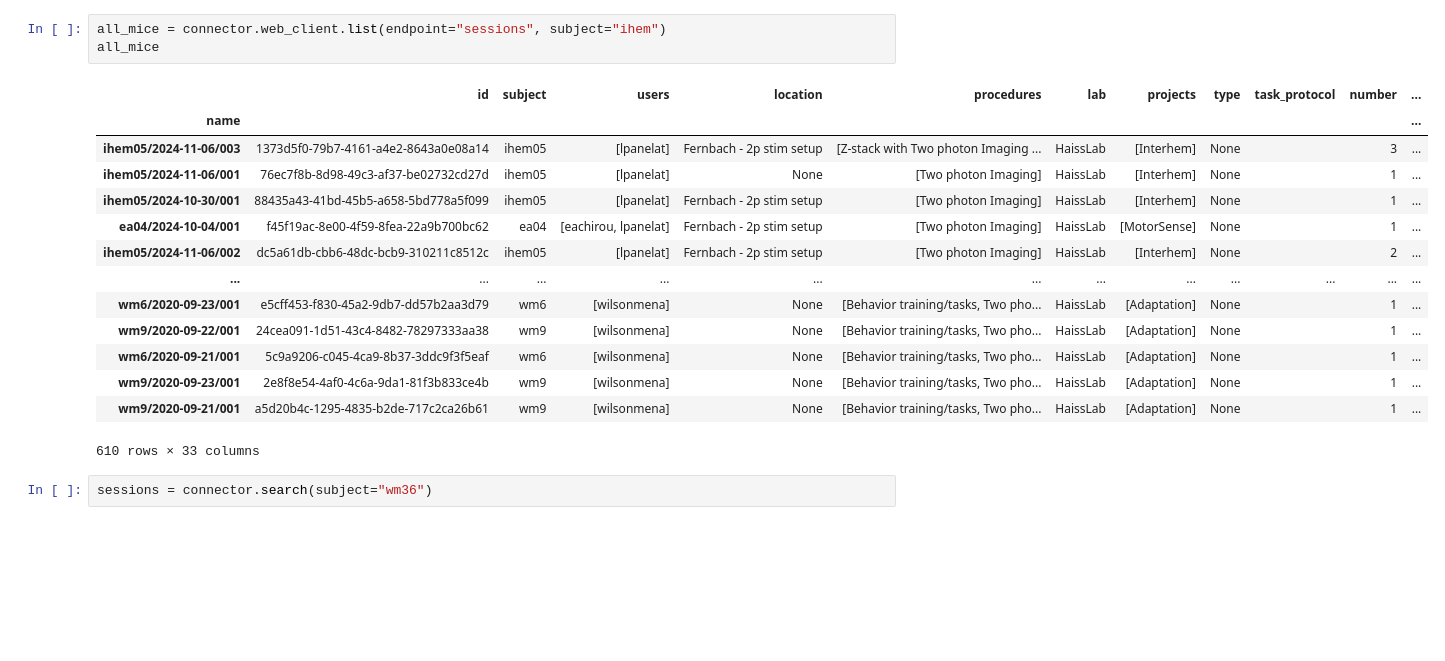
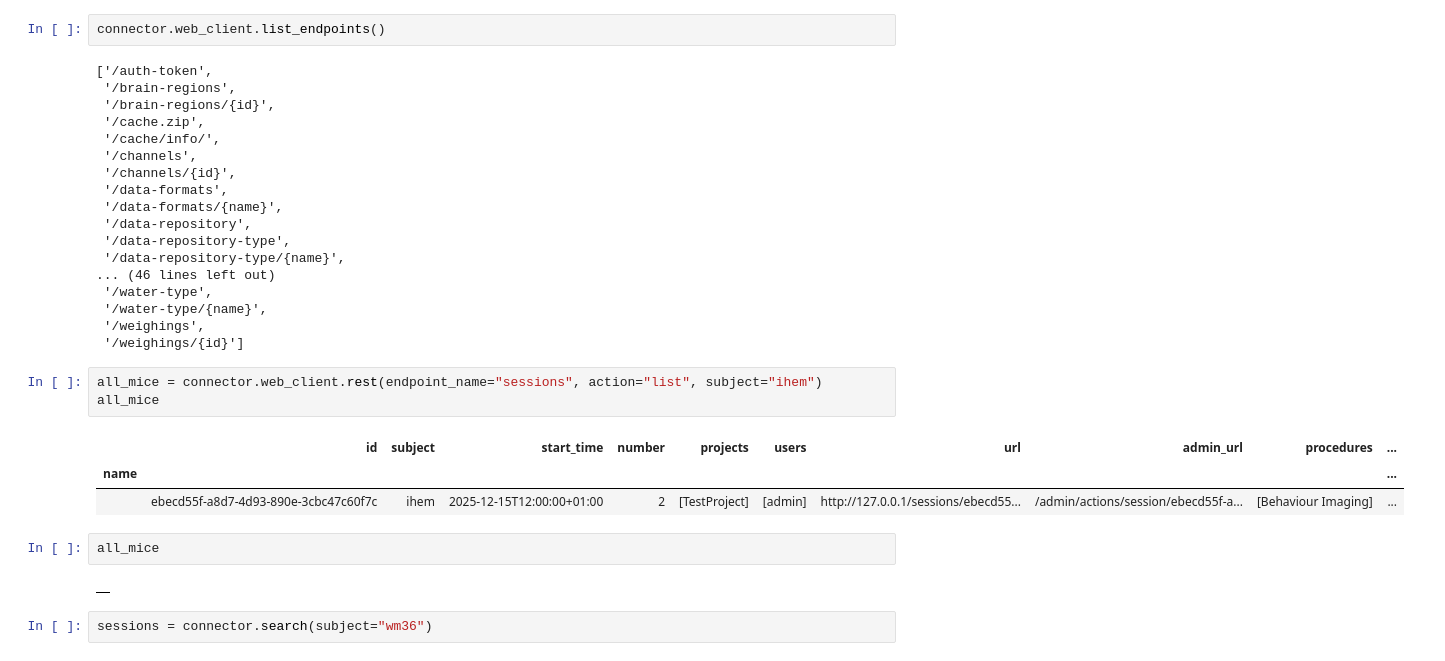
Before and after one commit to JostTim/alyx-local-connector, a Jupyter notebook: notebooks/2-searching_sessions.ipynb, the cells around one changed output. Cells and saved outputs as stored; diff of their text form; blank space fills up the shorter version.

```diff
--- a/notebooks/2-searching_sessions.ipynb
+++ b/notebooks/2-searching_sessions.ipynb
@@ -6,21 +4,34 @@ Error:
+# %%
+connector.web_client.list_endpoints()
+# %% [output]
+['/auth-token',
+ '/brain-regions',
+ '/brain-regions/{id}',
+ '/cache.zip',
+ '/cache/info/',
+ '/channels',
+ '/channels/{id}',
+ '/data-formats',
+ '/data-formats/{name}',
+ '/data-repository',
+ '/data-repository-type',
+ '/data-repository-type/{name}',
+... (46 lines left out)
+ '/water-type',
+ '/water-type/{name}',
+ '/weighings',
+ '/weighings/{id}']
 # %%
-all_mice = connector.web_client.list(endpoint="sessions", subject="ihem")
+all_mice = connector.web_client.rest(endpoint_name="sessions", action="list", subject="ihem")
 all_mice
 # %% [output]
-|  | id | subject | users | location | procedures | lab | projects | type | task_protocol | number | ... |
-| name |  |  |  |  |  |  |  |  |  |  | ... |
-| ihem05/2024-11-06/003 | 1373d5f0-79b7-4161-a4e2-8643a0e08a14 | ihem05 | [lpanelat] | Fernbach - 2p stim setup | [Z-stack with Two photon Imaging ... | HaissLab | [Interhem] | None |  | 3 | ... |
-| ihem05/2024-11-06/001 | 76ec7f8b-8d98-49c3-af37-be02732cd27d | ihem05 | [lpanelat] | None | [Two photon Imaging] | HaissLab | [Interhem] | None |  | 1 | ... |
-| ihem05/2024-10-30/001 | 88435a43-41bd-45b5-a658-5bd778a5f099 | ihem05 | [lpanelat] | Fernbach - 2p stim setup | [Two photon Imaging] | HaissLab | [Interhem] | None |  | 1 | ... |
-| ea04/2024-10-04/001 | f45f19ac-8e00-4f59-8fea-22a9b700bc62 | ea04 | [eachirou, lpanelat] | Fernbach - 2p stim setup | [Two photon Imaging] | HaissLab | [MotorSense] | None |  | 1 | ... |
-| ihem05/2024-11-06/002 | dc5a61db-cbb6-48dc-bcb9-310211c8512c | ihem05 | [lpanelat] | Fernbach - 2p stim setup | [Two photon Imaging] | HaissLab | [Interhem] | None |  | 2 | ... |
-| ... | ... | ... | ... | ... | ... | ... | ... | ... | ... | ... | ... |
-| wm6/2020-09-23/001 | e5cff453-f830-45a2-9db7-dd57b2aa3d79 | wm6 | [wilsonmena] | None | [Behavior training/tasks, Two pho... | HaissLab | [Adaptation] | None |  | 1 | ... |
-| wm9/2020-09-22/001 | 24cea091-1d51-43c4-8482-78297333aa38 | wm9 | [wilsonmena] | None | [Behavior training/tasks, Two pho... | HaissLab | [Adaptation] | None |  | 1 | ... |
-| wm6/2020-09-21/001 | 5c9a9206-c045-4ca9-8b37-3ddc9f3f5eaf | wm6 | [wilsonmena] | None | [Behavior training/tasks, Two pho... | HaissLab | [Adaptation] | None |  | 1 | ... |
-| wm9/2020-09-23/001 | 2e8f8e54-4af0-4c6a-9da1-81f3b833ce4b | wm9 | [wilsonmena] | None | [Behavior training/tasks, Two pho... | HaissLab | [Adaptation] | None |  | 1 | ... |
-| wm9/2020-09-21/001 | a5d20b4c-1295-4835-b2de-717c2ca26b61 | wm9 | [wilsonmena] | None | [Behavior training/tasks, Two pho... | HaissLab | [Adaptation] | None |  | 1 | ... |
+|  | id | subject | start_time | number | projects | users | url | admin_url | procedures | ... |
+| name |  |  |  |  |  |  |  |  |  | ... |
+|  | ebecd55f-a8d7-4d93-890e-3cbc47c60f7c | ihem | 2025-12-15T12:00:00+01:00 | 2 | [TestProject] | [admin] | http://127.0.0.1/sessions/ebecd55... | /admin/actions/session/ebecd55f-a... | [Behaviour Imaging] | ... |
-610 rows × 33 columns
+# %%
+all_mice
+# %% [output]
+|  |
 # %%
 sessions = connector.search(subject="wm36")
 # %%
```
Also changed, not shown: parts of 1 cell of this notebook, 3 other files.
